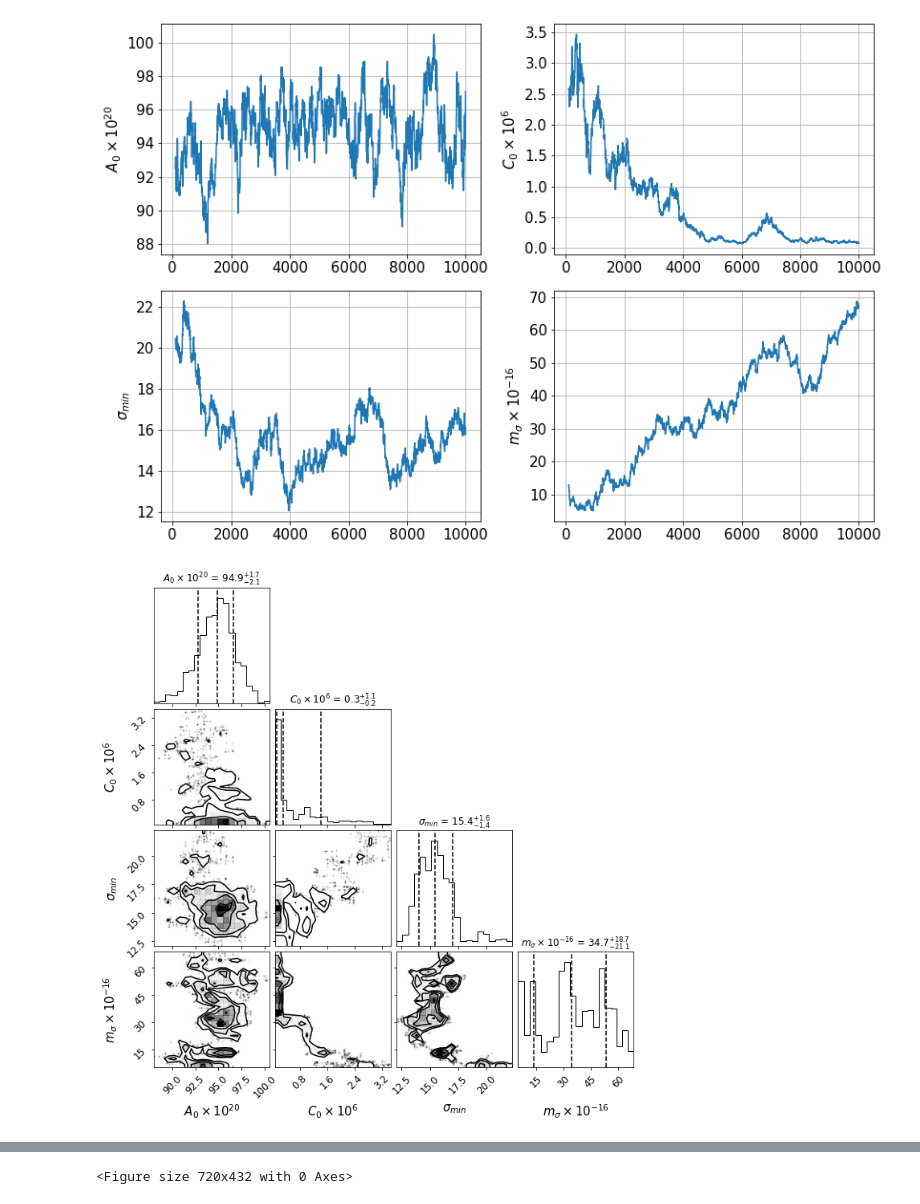
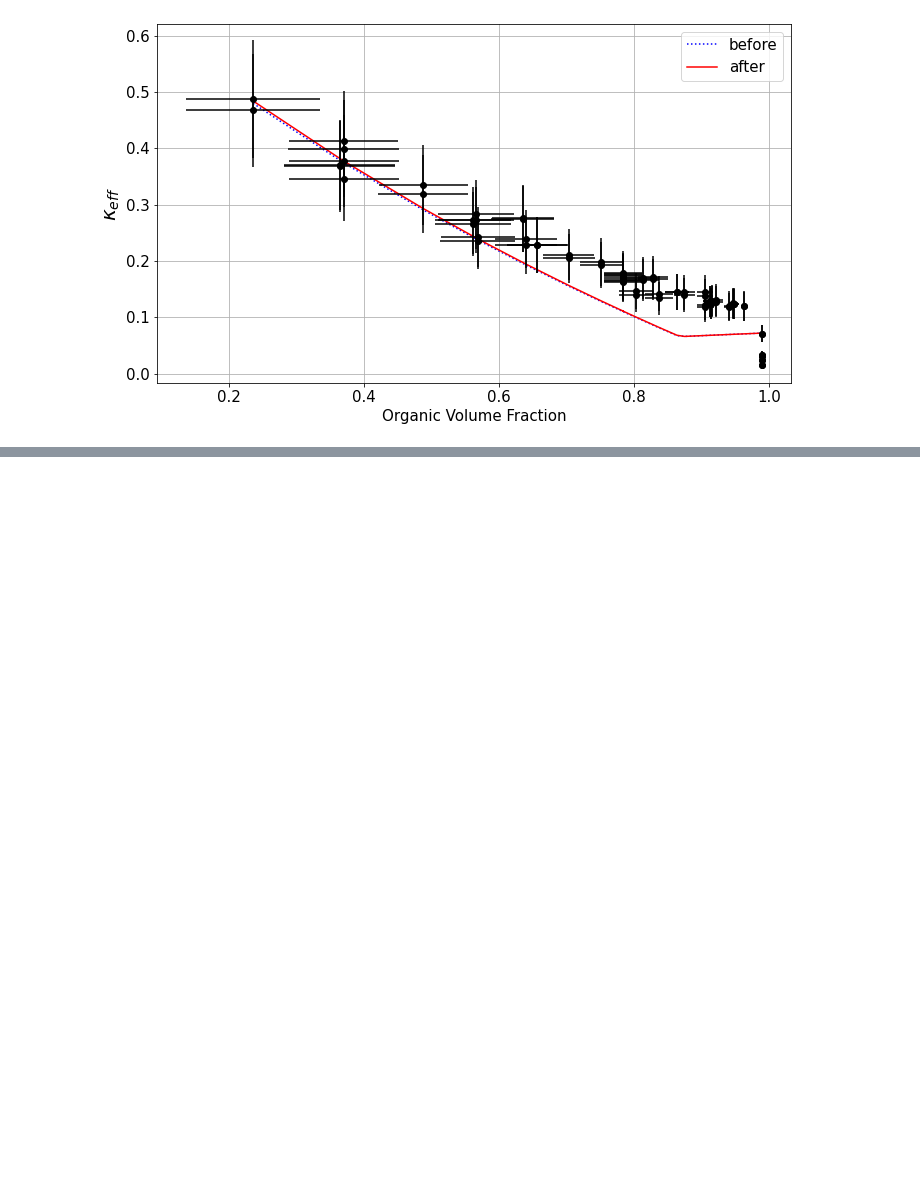
Before and after one commit to claresinger/PySDM-examples, a Jupyter notebook: PySDM_examples/Singer_Ward/mcmc_bcary_dark.ipynb, the cells around one changed output, grey strips where cells are left out. Drawn from its saved outputs; the diff is of its cells as text; code cells hidden in the pictures; blank space fills up the shorter version.

```diff
--- a/PySDM_examples/Singer_Ward/mcmc_bcary_dark.ipynb
+++ b/PySDM_examples/Singer_Ward/mcmc_bcary_dark.ipynb
@@ -45,7 +45,7 @@ errory = d_kappa_eff
 
 # Ruehl
 model = "CompressedFilmRuehl"
-params = [100, -12.5, 3.0, 1.5] #[15.1, -12.0, 3.3, 0.8]
+params = [75, -14, 3.2, 2.0] #[100, -12.5, 3.0, 1.5] #[15.1, -12.0, 3.3, 0.8]
 stepsize = [0.5, 0.05, 0.01, 0.05]
 
 print(param_transform(params, model))
@@ -114,16 +104,15 @@ step time:  0.8507499694824219
 # %%
 from importlib import reload
 import PySDM_examples.Singer_Ward.mcmc_plots
 reload(PySDM_examples.Singer_Ward.mcmc_plots)
 from PySDM_examples.Singer_Ward.mcmc_plots import plot_param_chain, plot_corner, plot_ovf_kappa_fit, plot_keff
 import os
 
 if not os.path.isdir("mcmc_output/"):
     os.mkdir("mcmc_output/")
-plot_param_chain(param_chain, args)
-plot_corner(param_chain, args)
+# plot_param_chain(param_chain, args)
+# plot_corner(param_chain, args)
 plot_ovf_kappa_fit(param_chain, args, d_ovf, datay, errory)
-plot_keff(param_chain, args, datay, errory)
+# plot_keff(param_chain, args, datay, errory)
 # %% [output]
-[figure, old version]
+[figure, new version]
-[figure, removed]
@@ -131 +118,0 @@ plot_keff(param_chain, args, datay, errory)
-<Figure size 720x432 with 0 Axes>
```
Also changed, not shown: parts of 2 cells of this notebook, 4 other files.
